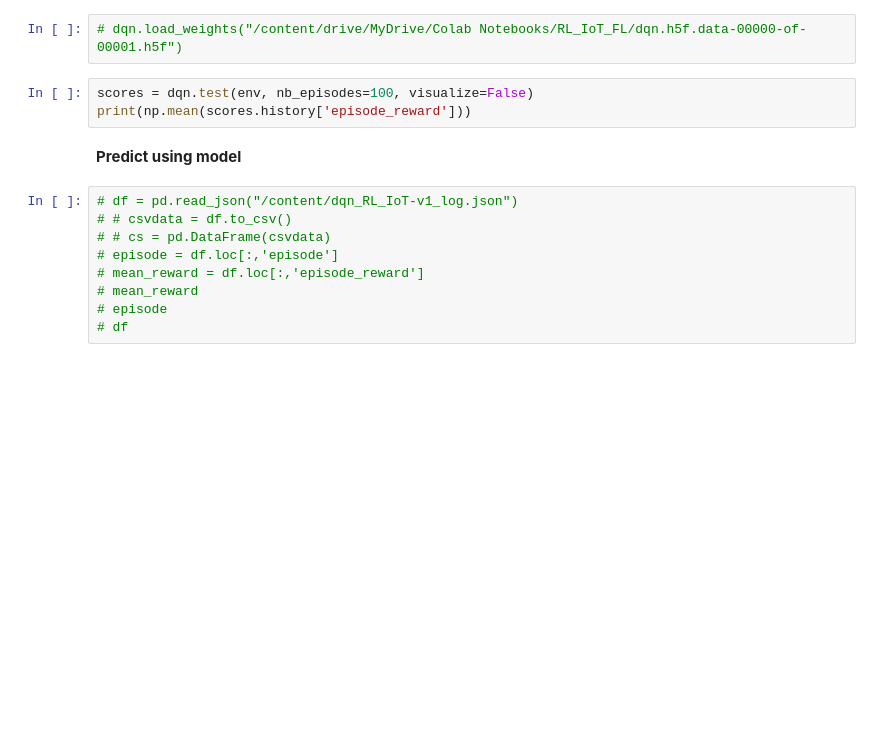
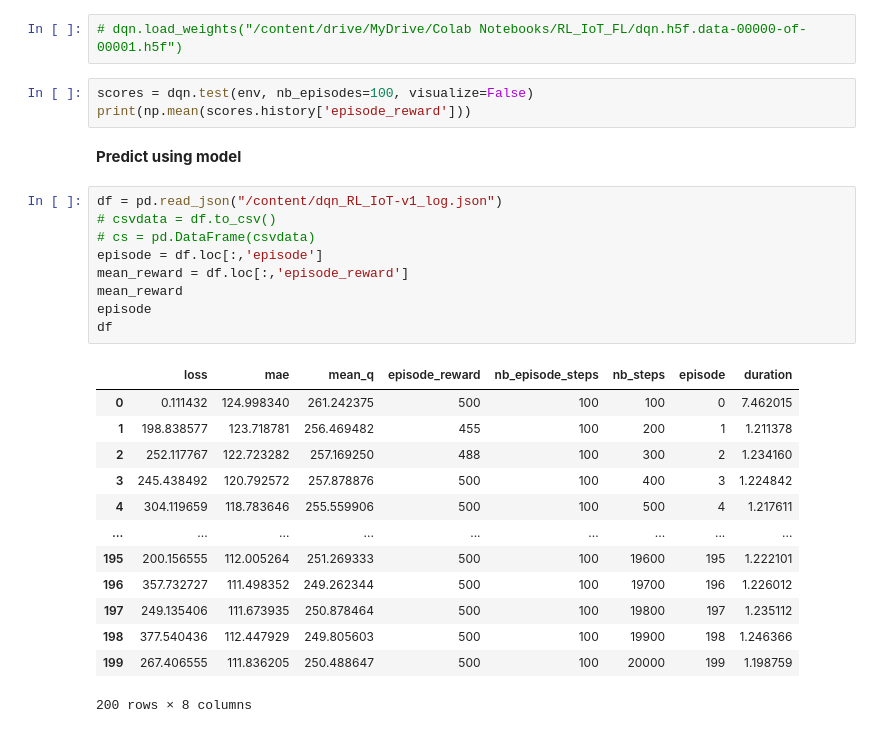
Before and after one commit to aashmauprety/RL_IoT_Malicious_Node_Detect, a Jupyter notebook: Interactive Python/RL_IoT_Malicious(Final).ipynb, the cells around one changed output. Drawn from its saved outputs; the diff is of its cells as text; blank space fills up the shorter version.

```diff
--- a/Interactive Python/RL_IoT_Malicious(Final).ipynb
+++ b/Interactive Python/RL_IoT_Malicious(Final).ipynb
@@ -191,12 +210,26 @@ print(np.mean(scores.history['episode_reward']))
 # %% [markdown]
 **Predict using model**
 # %%
-# df = pd.read_json("/content/dqn_RL_IoT-v1_log.json")
-# # csvdata = df.to_csv()
-# # cs = pd.DataFrame(csvdata)
-# episode = df.loc[:,'episode']
-# mean_reward = df.loc[:,'episode_reward']
-# mean_reward
-# episode
-# df
+df = pd.read_json("/content/dqn_RL_IoT-v1_log.json")
+# csvdata = df.to_csv()
+# cs = pd.DataFrame(csvdata)
+episode = df.loc[:,'episode']
+mean_reward = df.loc[:,'episode_reward']
+mean_reward
+episode
+df
+# %% [output]
+|  | loss | mae | mean_q | episode_reward | nb_episode_steps | nb_steps | episode | duration |
+| 0 | 0.111432 | 124.998340 | 261.242375 | 500 | 100 | 100 | 0 | 7.462015 |
+| 1 | 198.838577 | 123.718781 | 256.469482 | 455 | 100 | 200 | 1 | 1.211378 |
+| 2 | 252.117767 | 122.723282 | 257.169250 | 488 | 100 | 300 | 2 | 1.234160 |
+| 3 | 245.438492 | 120.792572 | 257.878876 | 500 | 100 | 400 | 3 | 1.224842 |
+| 4 | 304.119659 | 118.783646 | 255.559906 | 500 | 100 | 500 | 4 | 1.217611 |
+| ... | ... | ... | ... | ... | ... | ... | ... | ... |
+| 195 | 200.156555 | 112.005264 | 251.269333 | 500 | 100 | 19600 | 195 | 1.222101 |
+| 196 | 357.732727 | 111.498352 | 249.262344 | 500 | 100 | 19700 | 196 | 1.226012 |
+| 197 | 249.135406 | 111.673935 | 250.878464 | 500 | 100 | 19800 | 197 | 1.235112 |
+| 198 | 377.540436 | 112.447929 | 249.805603 | 500 | 100 | 19900 | 198 | 1.246366 |
+| 199 | 267.406555 | 111.836205 | 250.488647 | 500 | 100 | 20000 | 199 | 1.198759 |
+200 rows × 8 columns
 # %%
```
Also changed, not shown: parts of 2 cells of this notebook.
